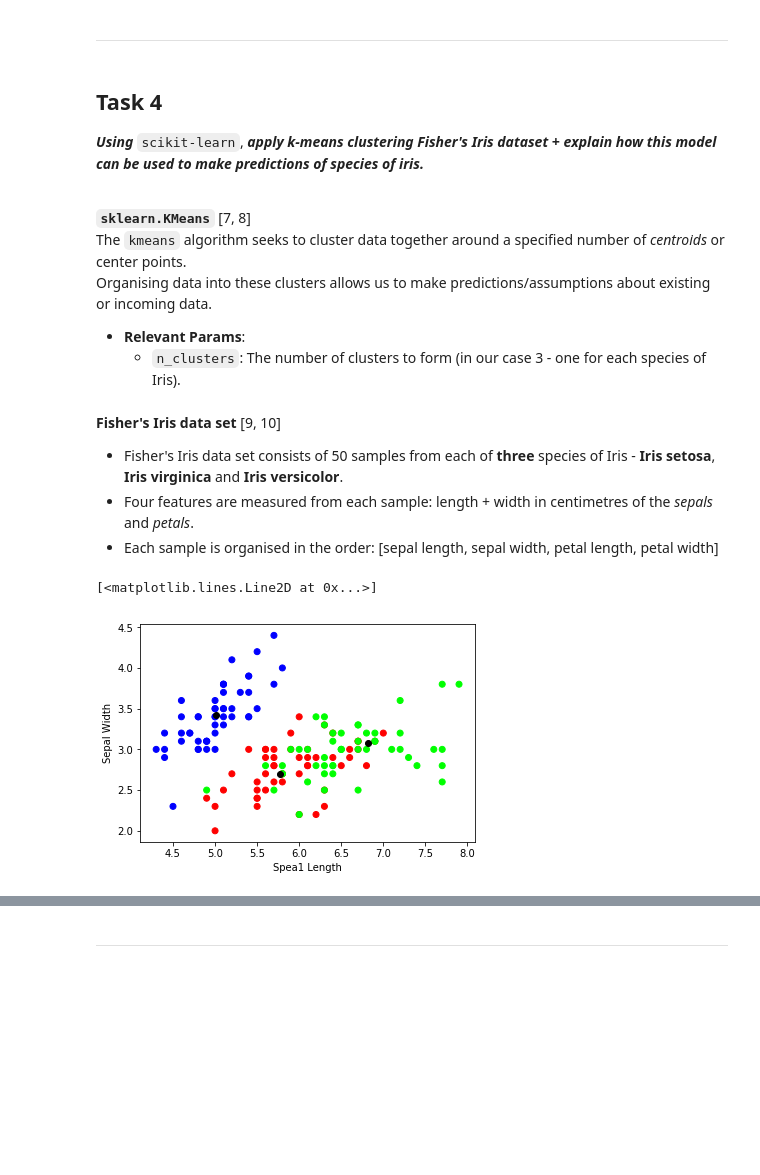
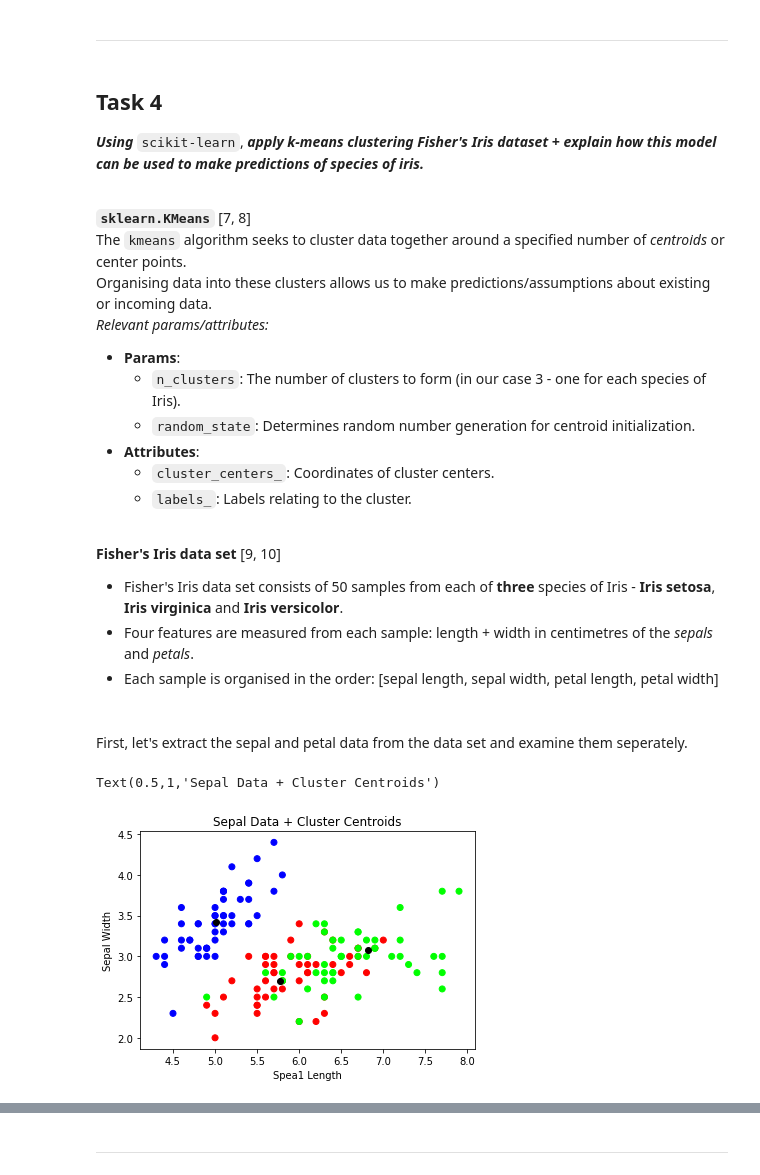
Before and after one commit to charlieconneely/emerging-tech-tasks, a Jupyter notebook: tasks.ipynb, the cells around one changed output, grey strips where cells are left out. Saved outputs shown, nothing was run; the diff lists cells and outputs as text; code cells hidden in the pictures; blank space fills up the shorter version.

```diff
--- a/tasks.ipynb
+++ b/tasks.ipynb
@@ -127,13 +127,19 @@ STDEV.S(sample): 15.297058540778355
 **`sklearn.KMeans`** [7, 8] <br>
 The `kmeans` algorithm seeks to cluster data together around a specified number of *centroids* or center points. <br>
 Organising data into these clusters allows us to make predictions/assumptions about existing or incoming data.
-* **Relevant Params**:
+*Relevant params/attributes:*
+* **Params**:
   * `n_clusters`: The number of clusters to form (in our case 3 - one for each species of Iris).
+  * `random_state`: Determines random number generation for centroid initialization.
+* **Attributes**:
+  * `cluster_centers_`: Coordinates of cluster centers.
+  * `labels_`: Labels relating to the cluster.
+
+<br></br>
+**Fisher's Iris data set** [9, 10]
+* Fisher's Iris data set consists of 50 samples from each of **three** species of Iris - **Iris setosa**, **Iris virginica** and **Iris versicolor**. <br>
+* Four features are measured from each sample: length + width in centimetres of the *sepals* and *petals*. <br>
+* Each sample is organised in the order: [sepal length, sepal width, petal length, petal width]
-# %% [markdown]
-**Fisher's Iris data set** [9, 10]
-* Fisher's Iris data set consists of 50 samples from each of **three** species of Iris - **Iris setosa**, **Iris virginica** and **Iris versicolor**. <br>
-* Four features are measured from each sample: length + width in centimetres of the *sepals* and *petals*. <br>
-* Each sample is organised in the order: [sepal length, sepal width, petal length, petal width]
 # %%
 # Supplier of iris data set
 from sklearn import datasets
@@ -151,0 +158,2 @@ petal_data = iris_ds.data[:,-2:]
+# %% [markdown]
+<br>First, let's extract the sepal and petal data from the data set and examine them seperately.
@@ -152,17 +163,18 @@ petal_data = iris_ds.data[:,-2:]
 # %%
 plt.xlabel('Spea1 Length')
 plt.ylabel('Sepal Width')
 # Plot out Sepal Data with respect to targets
 plt.scatter(sepal_data[:,0], sepal_data[:,1], c=iris_ds.target, cmap='brg')
 
 # Perform kmeans on sepal data
 sepalKMeans = skcl.KMeans(n_clusters=3, random_state=0).fit(sepal_data)
 sepal_centers = sepalKMeans.cluster_centers_
 # identify cluster centers
 plt.plot(sepal_centers[:,0], sepal_centers[:,1], 'ko')
+plt.title("Sepal Data + Cluster Centroids")
 # %% [output]
-[<matplotlib.lines.Line2D at 0x...>]
+Text(0.5,1,'Sepal Data + Cluster Centroids')
-[figure, old version]
+[figure, new version]
 # %%
 plt.xlabel('Petal Length')
 plt.ylabel('Petal Width')
```
Also changed, not shown: parts of 10 cells of this notebook.
